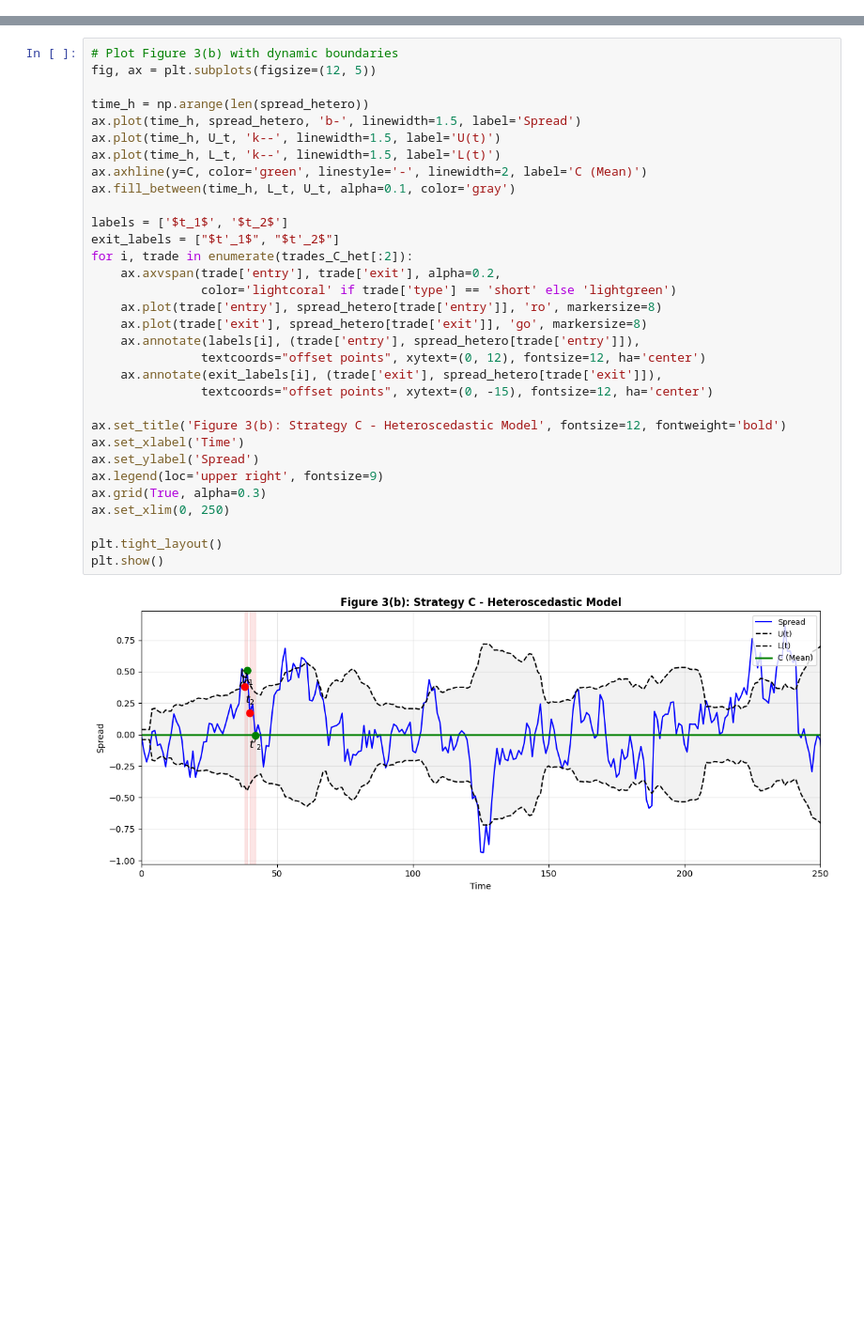
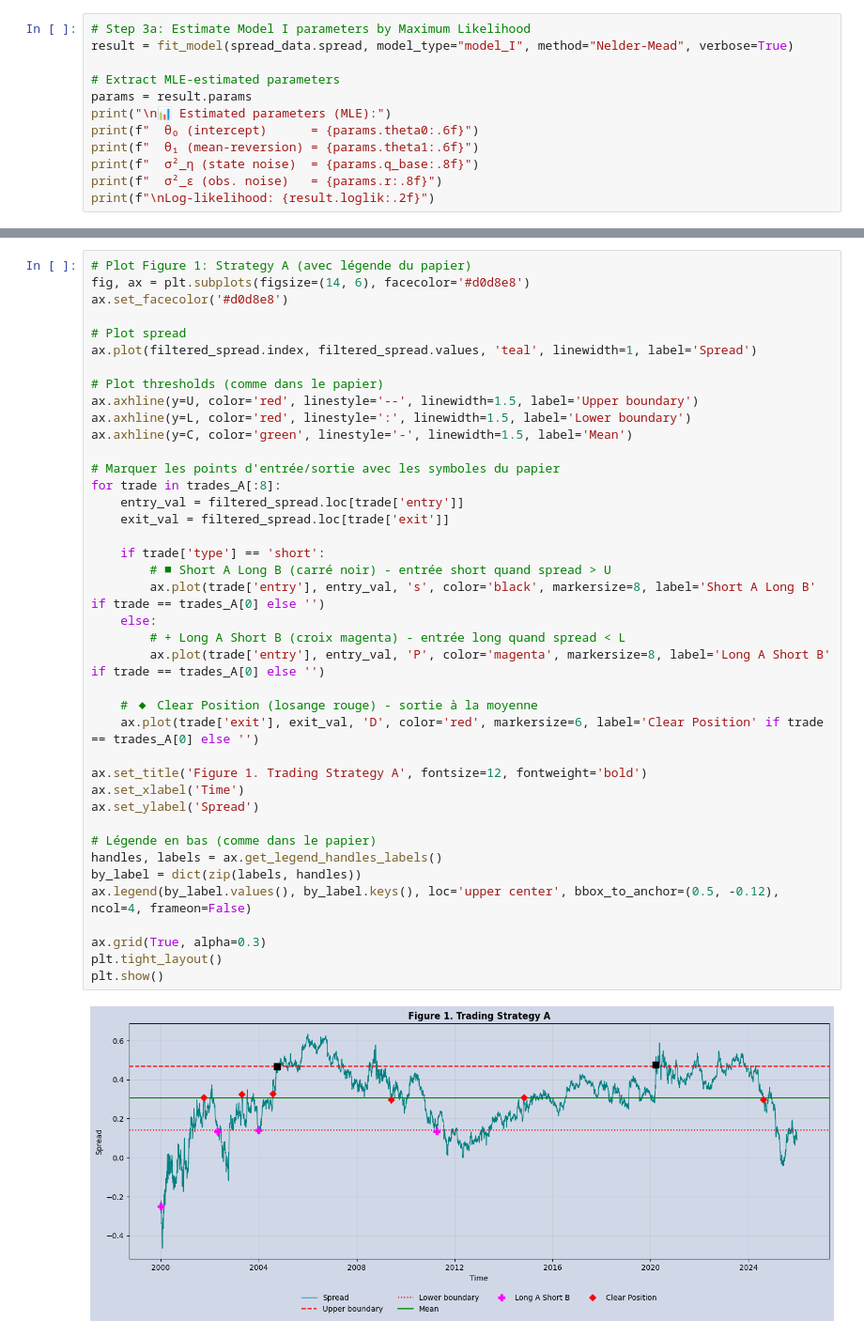
Before and after one commit to HUGO-ROCHA-MONDRAGON/PAIRS_TRADING_SSM, a Jupyter notebook: pairs-ssm/notebooks/benchmark_trading_strats.ipynb, the cells around one changed output, grey strips where cells are left out. Shown at 94% size. Cells and saved outputs as stored; diff of their text form; blank space fills up the shorter version.

Commit message:
hetero

```diff
--- a/pairs-ssm/notebooks/benchmark_trading_strats.ipynb
+++ b/pairs-ssm/notebooks/benchmark_trading_strats.ipynb
@@ -117,0 +83,12 @@ Strategy B: 0 completed trades
+# %%
+# Step 3a: Estimate Model I parameters by Maximum Likelihood
+result = fit_model(spread_data.spread, model_type="model_I", method="Nelder-Mead", verbose=True)
+
+# Extract MLE-estimated parameters
+params = result.params
+print("\n📊 Estimated parameters (MLE):")
+print(f"  θ₀ (intercept)      = {params.theta0:.6f}")
+print(f"  θ₁ (mean-reversion) = {params.theta1:.6f}")
+print(f"  σ²_η (state noise)  = {params.q_base:.8f}")
+print(f"  σ²_ε (obs. noise)   = {params.r:.8f}")
+print(f"\nLog-likelihood: {result.loglik:.2f}")
@@ -216,34 +214,42 @@ Strategy C (heteroscedastic): 15 completed trades
 # %%
-# Plot Figure 3(b) with dynamic boundaries
-fig, ax = plt.subplots(figsize=(12, 5))
+# Plot Figure 1: Strategy A (avec légende du papier)
+fig, ax = plt.subplots(figsize=(14, 6), facecolor='#d0d8e8')
+ax.set_facecolor('#d0d8e8')
 
-time_h = np.arange(len(spread_hetero))
-ax.plot(time_h, spread_hetero, 'b-', linewidth=1.5, label='Spread')
-ax.plot(time_h, U_t, 'k--', linewidth=1.5, label='U(t)')
-ax.plot(time_h, L_t, 'k--', linewidth=1.5, label='L(t)')
-ax.axhline(y=C, color='green', linestyle='-', linewidth=2, label='C (Mean)')
-ax.fill_between(time_h, L_t, U_t, alpha=0.1, color='gray')
+# Plot spread
+ax.plot(filtered_spread.index, filtered_spread.values, 'teal', linewidth=1, label='Spread')
 
-labels = ['$t_1$', '$t_2$']
-exit_labels = ["$t'_1$", "$t'_2$"]
-for i, trade in enumerate(trades_C_het[:2]):
-    ax.axvspan(trade['entry'], trade['exit'], alpha=0.2,
-               color='lightcoral' if trade['type'] == 'short' else 'lightgreen')
-    ax.plot(trade['entry'], spread_hetero[trade['entry']], 'ro', markersize=8)
-    ax.plot(trade['exit'], spread_hetero[trade['exit']], 'go', markersize=8)
-    ax.annotate(labels[i], (trade['entry'], spread_hetero[trade['entry']]),
-               textcoords="offset points", xytext=(0, 12), fontsize=12, ha='center')
-    ax.annotate(exit_labels[i], (trade['exit'], spread_hetero[trade['exit']]),
-               textcoords="offset points", xytext=(0, -15), fontsize=12, ha='center')
+# Plot thresholds (comme dans le papier)
+ax.axhline(y=U, color='red', linestyle='--', linewidth=1.5, label='Upper boundary')
+ax.axhline(y=L, color='red', linestyle=':', linewidth=1.5, label='Lower boundary')
+ax.axhline(y=C, color='green', linestyle='-', linewidth=1.5, label='Mean')
 
-ax.set_title('Figure 3(b): Strategy C - Heteroscedastic Model', fontsize=12, fontweight='bold')
+# Marquer les points d'entrée/sortie avec les symboles du papier
+for trade in trades_A[:8]:
+    entry_val = filtered_spread.loc[trade['entry']]
+    exit_val = filtered_spread.loc[trade['exit']]
+
+    if trade['type'] == 'short':
+        # ■ Short A Long B (carré noir) - entrée short quand spread > U
+        ax.plot(trade['entry'], entry_val, 's', color='black', markersize=8, label='Short A Long B' if trade == trades_A[0] else '')
+    else:
+        # + Long A Short B (croix magenta) - entrée long quand spread < L
+        ax.plot(trade['entry'], entry_val, 'P', color='magenta', markersize=8, label='Long A Short B' if trade == trades_A[0] else '')
+
+    # ◆ Clear Position (losange rouge) - sortie à la moyenne
+    ax.plot(trade['exit'], exit_val, 'D', color='red', markersize=6, label='Clear Position' if trade == trades_A[0] else '')
+
+ax.set_title('Figure 1. Trading Strategy A', fontsize=12, fontweight='bold')
 ax.set_xlabel('Time')
 ax.set_ylabel('Spread')
-ax.legend(loc='upper right', fontsize=9)
+
+# Légende en bas (comme dans le papier)
+handles, labels = ax.get_legend_handles_labels()
+by_label = dict(zip(labels, handles))
+ax.legend(by_label.values(), by_label.keys(), loc='upper center', bbox_to_anchor=(0.5, -0.12), ncol=4, frameon=False)
+
 ax.grid(True, alpha=0.3)
-ax.set_xlim(0, 250)
-
 plt.tight_layout()
 plt.show()
 # %% [output]
-[figure, old version]
+[figure, new version]
```
Also changed, not shown: parts of 32 cells of this notebook, 1 other file.
